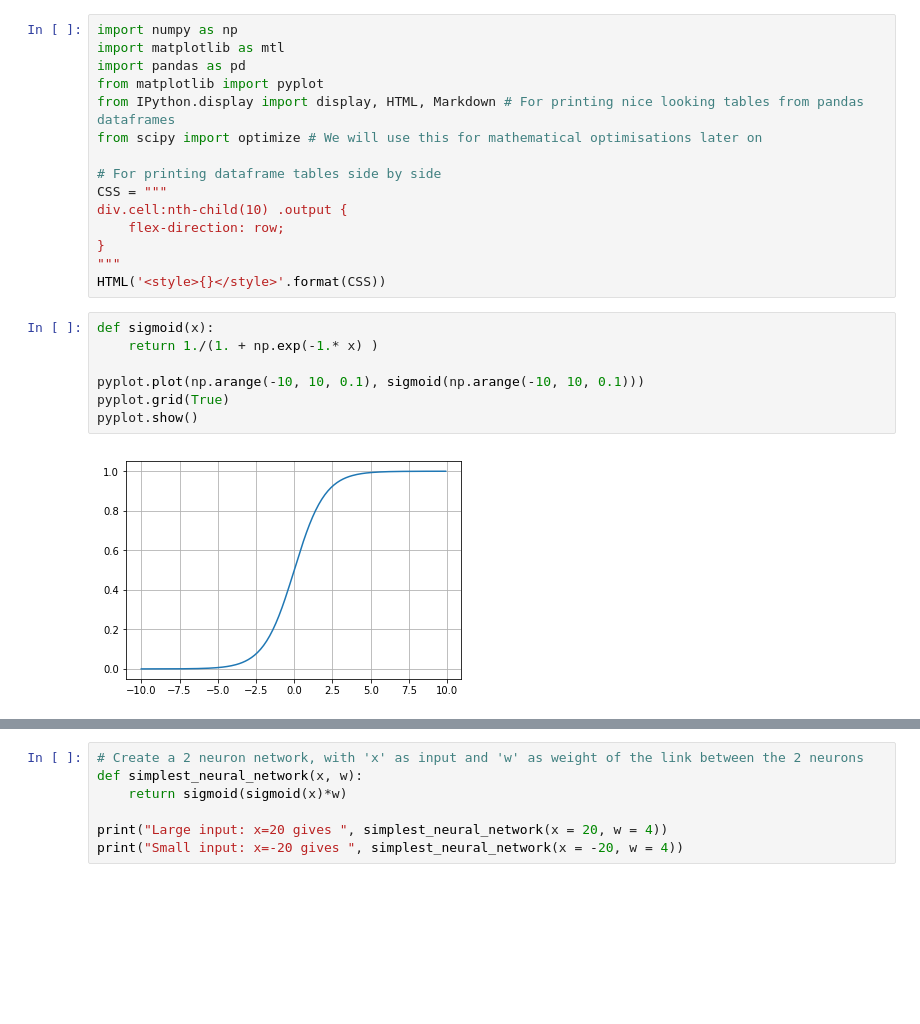
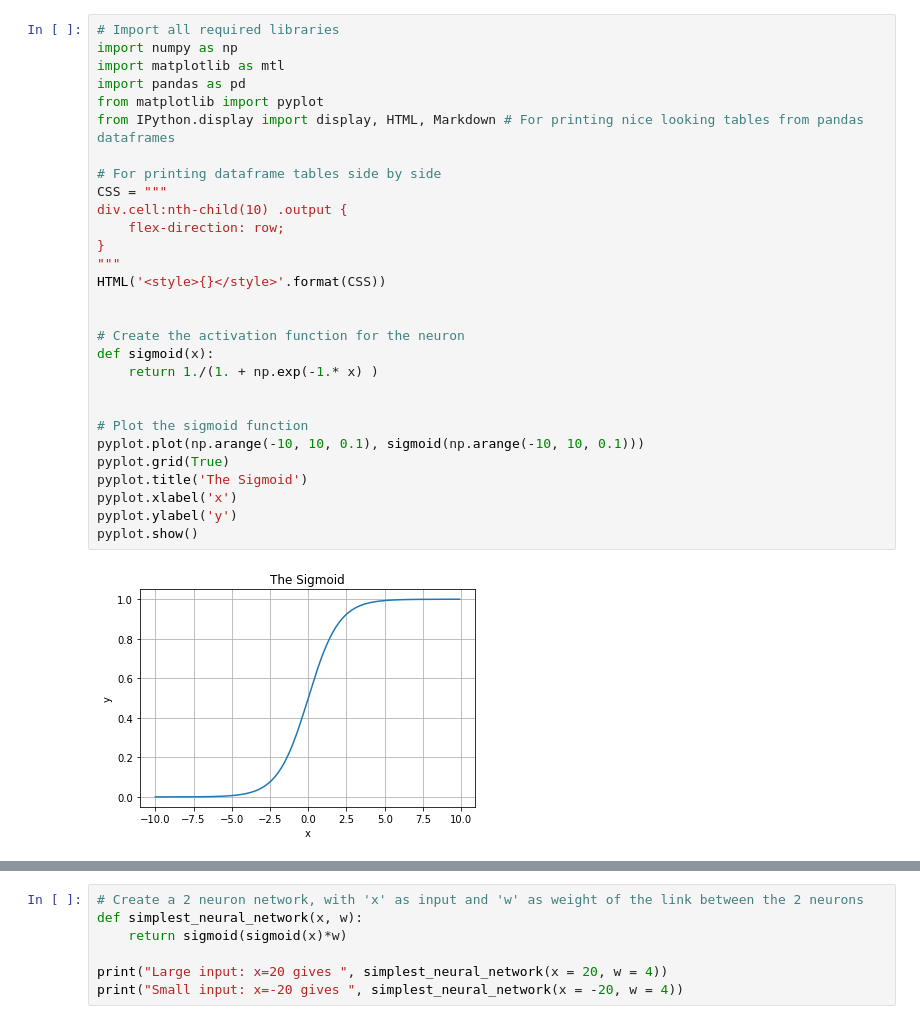
Before and after one commit to vinaybenny/build-it-from-scratch, a Jupyter notebook: notebooks/from_scratch_neural_network.ipynb, the cells around one changed output, grey strips where cells are left out. Cells and saved outputs as stored; diff of their text form; blank space fills up the shorter version.

```diff
--- a/notebooks/from_scratch_neural_network.ipynb
+++ b/notebooks/from_scratch_neural_network.ipynb
@@ -28,27 +35,34 @@ f(x) = \frac{1}{1 + e^{-x} } = \sigma(x)
 
 We call this special case of the logit function as the **sigmoid**, and use a $\sigma$ to represent it. Let us write some code to implement this function.
 # %%
+# Import all required libraries
 import numpy as np
 import matplotlib as mtl
 import pandas as pd
 from matplotlib import pyplot
 from IPython.display import display, HTML, Markdown # For printing nice looking tables from pandas dataframes
-from scipy import optimize # We will use this for mathematical optimisations later on
 
 # For printing dataframe tables side by side
 CSS = """
 div.cell:nth-child(10) .output {
     flex-direction: row;
 }
 """
 HTML('<style>{}</style>'.format(CSS))
+
+
+# Create the activation function for the neuron
+def sigmoid(x):
+    return 1./(1. + np.exp(-1.* x) )
+
+
+# Plot the sigmoid function
+pyplot.plot(np.arange(-10, 10, 0.1), sigmoid(np.arange(-10, 10, 0.1)))
+pyplot.grid(True)
+pyplot.title('The Sigmoid')
+pyplot.xlabel('x')
+pyplot.ylabel('y')
+pyplot.show()
+# %% [output]
+[figure, added]
-# %%
-def sigmoid(x):
-    return 1./(1. + np.exp(-1.* x) )
-
-pyplot.plot(np.arange(-10, 10, 0.1), sigmoid(np.arange(-10, 10, 0.1)))
-pyplot.grid(True)
-pyplot.show()
-# %% [output]
-[figure, removed]
 # %% [markdown]
```
Also changed, not shown: parts of 17 cells of this notebook.
